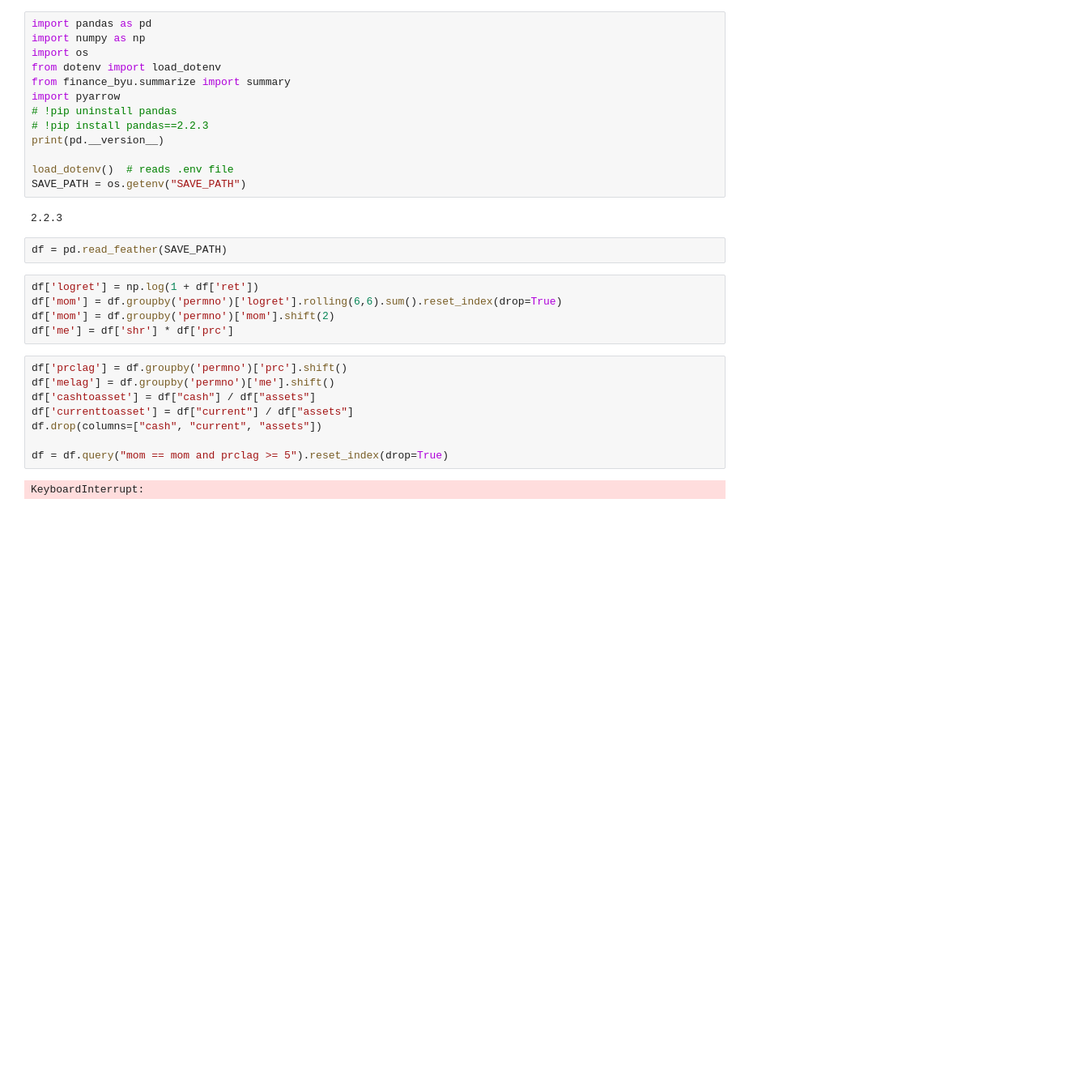
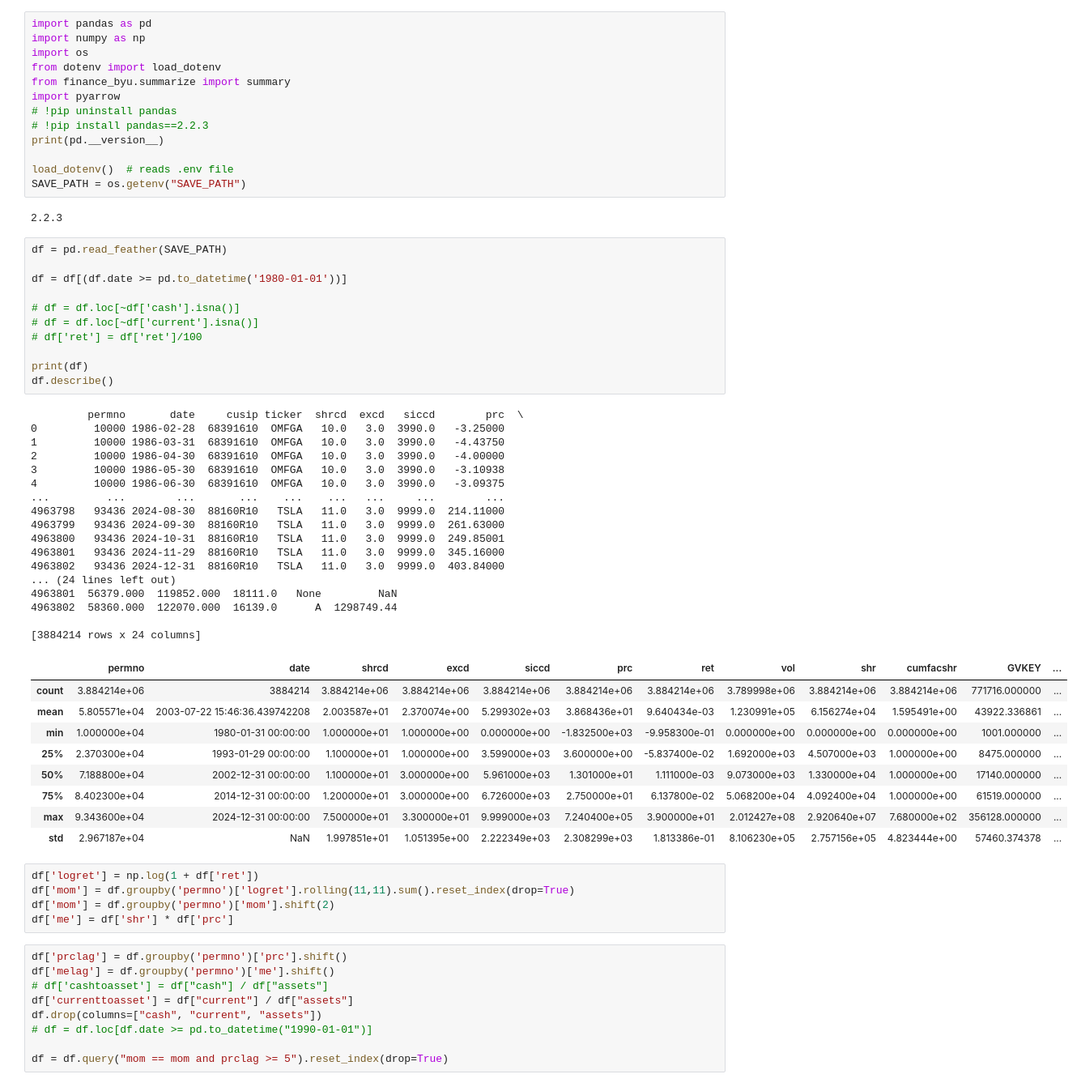
Before and after one commit to acrid2075/BotQ2025, a Jupyter notebook: momentum_improved.ipynb, the cells around one changed output. Shown: that part at 81% size. Saved outputs shown, nothing was run; the diff lists cells and outputs as text; blank space fills up the shorter version.

```diff
--- a/momentum_improved.ipynb
+++ b/momentum_improved.ipynb
@@ -15,18 +15,53 @@ SAVE_PATH = os.getenv("SAVE_PATH")
 2.2.3
 # %%
 df = pd.read_feather(SAVE_PATH)
+
+df = df[(df.date >= pd.to_datetime('1980-01-01'))]
+
+# df = df.loc[~df['cash'].isna()]
+# df = df.loc[~df['current'].isna()]
+# df['ret'] = df['ret']/100
+
+print(df)
+df.describe()
+# %% [output]
+         permno       date     cusip ticker  shrcd  excd   siccd        prc  \
+0         10000 1986-02-28  68391610  OMFGA   10.0   3.0  3990.0   -3.25000
+1         10000 1986-03-31  68391610  OMFGA   10.0   3.0  3990.0   -4.43750
+2         10000 1986-04-30  68391610  OMFGA   10.0   3.0  3990.0   -4.00000
+3         10000 1986-05-30  68391610  OMFGA   10.0   3.0  3990.0   -3.10938
+4         10000 1986-06-30  68391610  OMFGA   10.0   3.0  3990.0   -3.09375
+...         ...        ...       ...    ...    ...   ...     ...        ...
+4963798   93436 2024-08-30  88160R10   TSLA   11.0   3.0  9999.0  214.11000
+4963799   93436 2024-09-30  88160R10   TSLA   11.0   3.0  9999.0  261.63000
+4963800   93436 2024-10-31  88160R10   TSLA   11.0   3.0  9999.0  249.85001
+4963801   93436 2024-11-29  88160R10   TSLA   11.0   3.0  9999.0  345.16000
+4963802   93436 2024-12-31  88160R10   TSLA   11.0   3.0  9999.0  403.84000
+... (24 lines left out)
+4963801  56379.000  119852.000  18111.0   None         NaN
+4963802  58360.000  122070.000  16139.0      A  1298749.44
+
+[3884214 rows x 24 columns]
+|  | permno | date | shrcd | excd | siccd | prc | ret | vol | shr | cumfacshr | GVKEY | ... |
+| count | 3.884214e+06 | 3884214 | 3.884214e+06 | 3.884214e+06 | 3.884214e+06 | 3.884214e+06 | 3.884214e+06 | 3.789998e+06 | 3.884214e+06 | 3.884214e+06 | 771716.000000 | ... |
+| mean | 5.805571e+04 | 2003-07-22 15:46:36.439742208 | 2.003587e+01 | 2.370074e+00 | 5.299302e+03 | 3.868436e+01 | 9.640434e-03 | 1.230991e+05 | 6.156274e+04 | 1.595491e+00 | 43922.336861 | ... |
+| min | 1.000000e+04 | 1980-01-31 00:00:00 | 1.000000e+01 | 1.000000e+00 | 0.000000e+00 | -1.832500e+03 | -9.958300e-01 | 0.000000e+00 | 0.000000e+00 | 0.000000e+00 | 1001.000000 | ... |
+| 25% | 2.370300e+04 | 1993-01-29 00:00:00 | 1.100000e+01 | 1.000000e+00 | 3.599000e+03 | 3.600000e+00 | -5.837400e-02 | 1.692000e+03 | 4.507000e+03 | 1.000000e+00 | 8475.000000 | ... |
+| 50% | 7.188800e+04 | 2002-12-31 00:00:00 | 1.100000e+01 | 3.000000e+00 | 5.961000e+03 | 1.301000e+01 | 1.111000e-03 | 9.073000e+03 | 1.330000e+04 | 1.000000e+00 | 17140.000000 | ... |
+| 75% | 8.402300e+04 | 2014-12-31 00:00:00 | 1.200000e+01 | 3.000000e+00 | 6.726000e+03 | 2.750000e+01 | 6.137800e-02 | 5.068200e+04 | 4.092400e+04 | 1.000000e+00 | 61519.000000 | ... |
+| max | 9.343600e+04 | 2024-12-31 00:00:00 | 7.500000e+01 | 3.300000e+01 | 9.999000e+03 | 7.240400e+05 | 3.900000e+01 | 2.012427e+08 | 2.920640e+07 | 7.680000e+02 | 356128.000000 | ... |
+| std | 2.967187e+04 | NaN | 1.997851e+01 | 1.051395e+00 | 2.222349e+03 | 2.308299e+03 | 1.813386e-01 | 8.106230e+05 | 2.757156e+05 | 4.823444e+00 | 57460.374378 | ... |
 # %%
 df['logret'] = np.log(1 + df['ret'])
-df['mom'] = df.groupby('permno')['logret'].rolling(6,6).sum().reset_index(drop=True)
+df['mom'] = df.groupby('permno')['logret'].rolling(11,11).sum().reset_index(drop=True)
 df['mom'] = df.groupby('permno')['mom'].shift(2)
 df['me'] = df['shr'] * df['prc']
 # %%
 df['prclag'] = df.groupby('permno')['prc'].shift()
 df['melag'] = df.groupby('permno')['me'].shift()
-df['cashtoasset'] = df["cash"] / df["assets"]
+# df['cashtoasset'] = df["cash"] / df["assets"]
 df['currenttoasset'] = df["current"] / df["assets"]
 df.drop(columns=["cash", "current", "assets"])
+# df = df.loc[df.date >= pd.to_datetime("1990-01-01")]
 
 df = df.query("mom == mom and prclag >= 5").reset_index(drop=True)
-# %% [output]
-KeyboardInterrupt:
```
Also changed, not shown: parts of 6 cells of this notebook, 1 other file.
